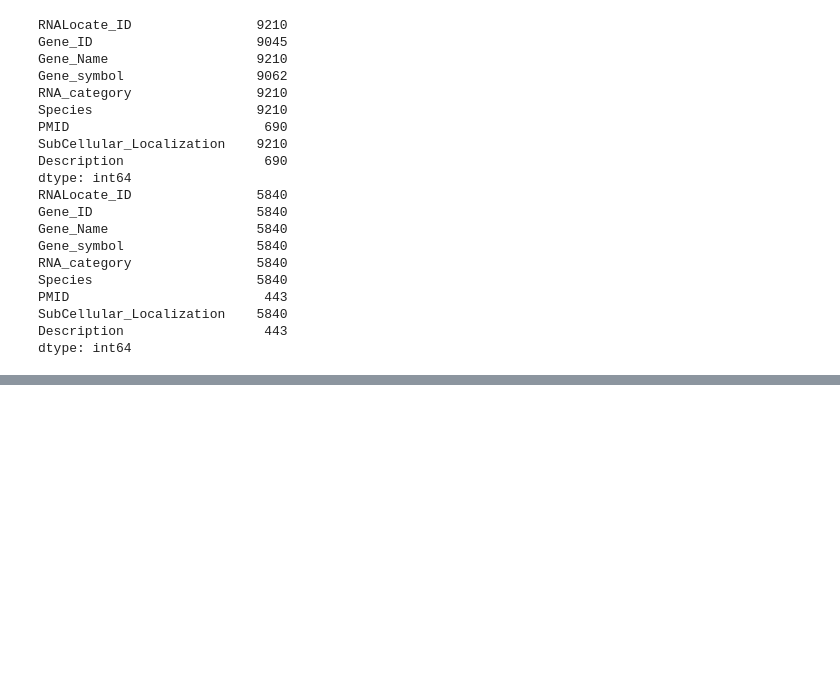
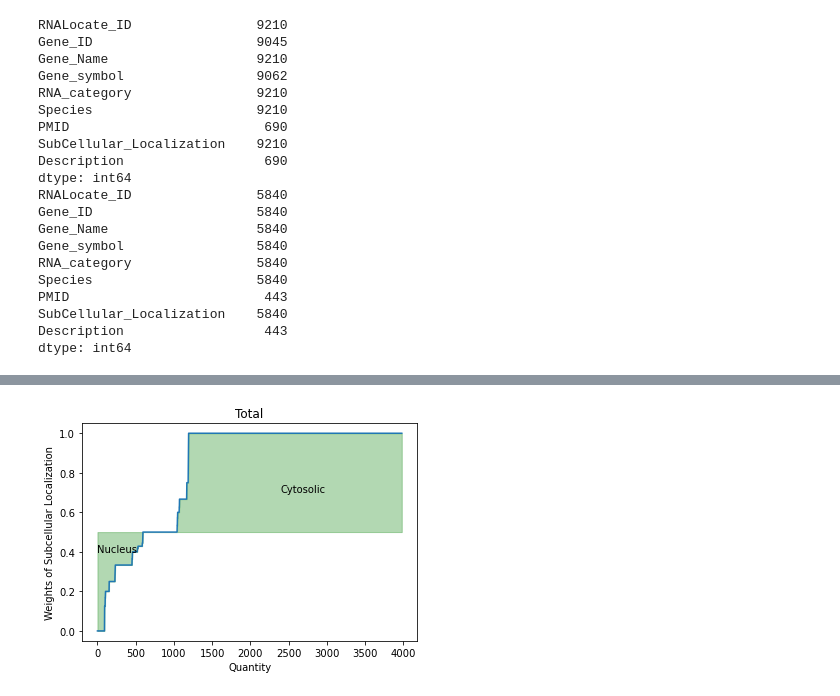
Before and after one commit to JiandeWuu/sixthTool, a Jupyter notebook: data.ipynb, the cells around one changed output, grey strips where cells are left out. Saved outputs shown, nothing was run; the diff lists cells and outputs as text; code cells hidden in the pictures; blank space fills up the shorter version.

```diff
--- a/data.ipynb
+++ b/data.ipynb
@@ -222,0 +238,13 @@ print(sub_has_seq_df)
+# %%
+sub_seq_df = seq_df[seq_df['Gene_ID'].isin(sub_df['Gene_ID'])]
+print(sub_seq_df.count())
+sub_loc_df = sub_df[sub_df['Gene_ID'].isin(sub_seq_df['Gene_ID']) & (sub_df["SubCellular_Localization"].isin(["Cytosolic", "Nucleus"]))]
+sub_loc_df = sub_loc_df[["Gene_ID", "SubCellular_Localization"]]
+print(sub_loc_df.count())
+merge_df = pd.merge(sub_seq_df, sub_loc_df, on=["Gene_ID"], how="inner")
+print(merge_df.count())
+
+for cluster_dict in cluster_array:
+    merge_df.loc[merge_df["Refseq_ID"].isin(cluster_dict["other"]), ["Refseq_ID"]] = cluster_dict["main"]
+# print(merge_df.head(5))
+# print(len(merge_df["Refseq_ID"].unique()))
@@ -222,0 +270,10 @@ print(sub_has_seq_df)
+# %%
+col_array = ["Refseq_ID", "Cytosolic", "Nucleus"]
+data = pd.DataFrame([], columns=col_array)
+for cluster_dict in cluster_array:
+    row = {"Refseq_ID": cluster_dict['main'],
+            "Cytosolic": len(sub_loc_df[sub_loc_df["Gene_ID"].isin(cluster_dict["other"]) & (sub_loc_df["SubCellular_Localization"] == "Cytosolic")]) / len(sub_loc_df[sub_loc_df["Gene_ID"].isin(cluster_dict["other"])]),
+            "Nucleus": len(sub_loc_df[sub_loc_df["Gene_ID"].isin(cluster_dict["other"]) & (sub_loc_df["SubCellular_Localization"] == "Nucleus")]) / len(sub_loc_df[sub_loc_df["Gene_ID"].isin(cluster_dict["other"])])}
+
+    data = data.append(row, ignore_index=True)
+print(data.head(5))
@@ -222,0 +322,18 @@ print(sub_has_seq_df)
+# %%
+import matplotlib.pyplot as plt
+
+w = data.sort_values(by=["Cytosolic"])["Cytosolic"]
+w_idx = np.arange(len(w))
+
+plt.plot(w_idx, w)
+# plt.plot(w, w_idx)
+plt.fill_between(w_idx, w, 0.5, color = 'g', alpha=0.3)
+# plt.fill_between(w_idx, w, 0.5, color = 'r', alpha=0.3)
+plt.text(len(w) * 0.6, .7, "Cytosolic")
+plt.text(0, .4, "Nucleus")
+plt.title("Total")
+plt.xlabel("Quantity")
+plt.ylabel("Weights of Subcellular Localization")
+plt.show()
+# %% [output]
+[figure, added]
```
Also changed, not shown: parts of 18 cells of this notebook, 2 other files.
